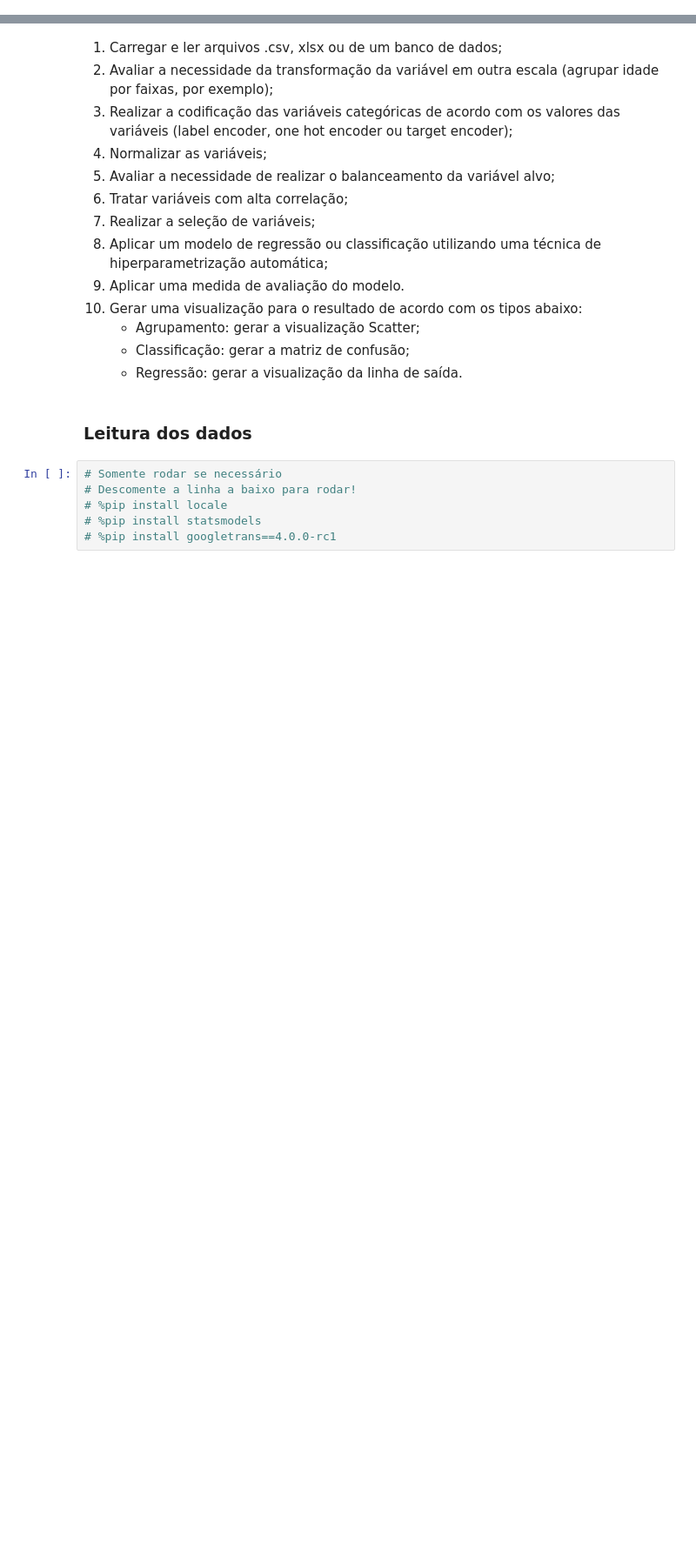
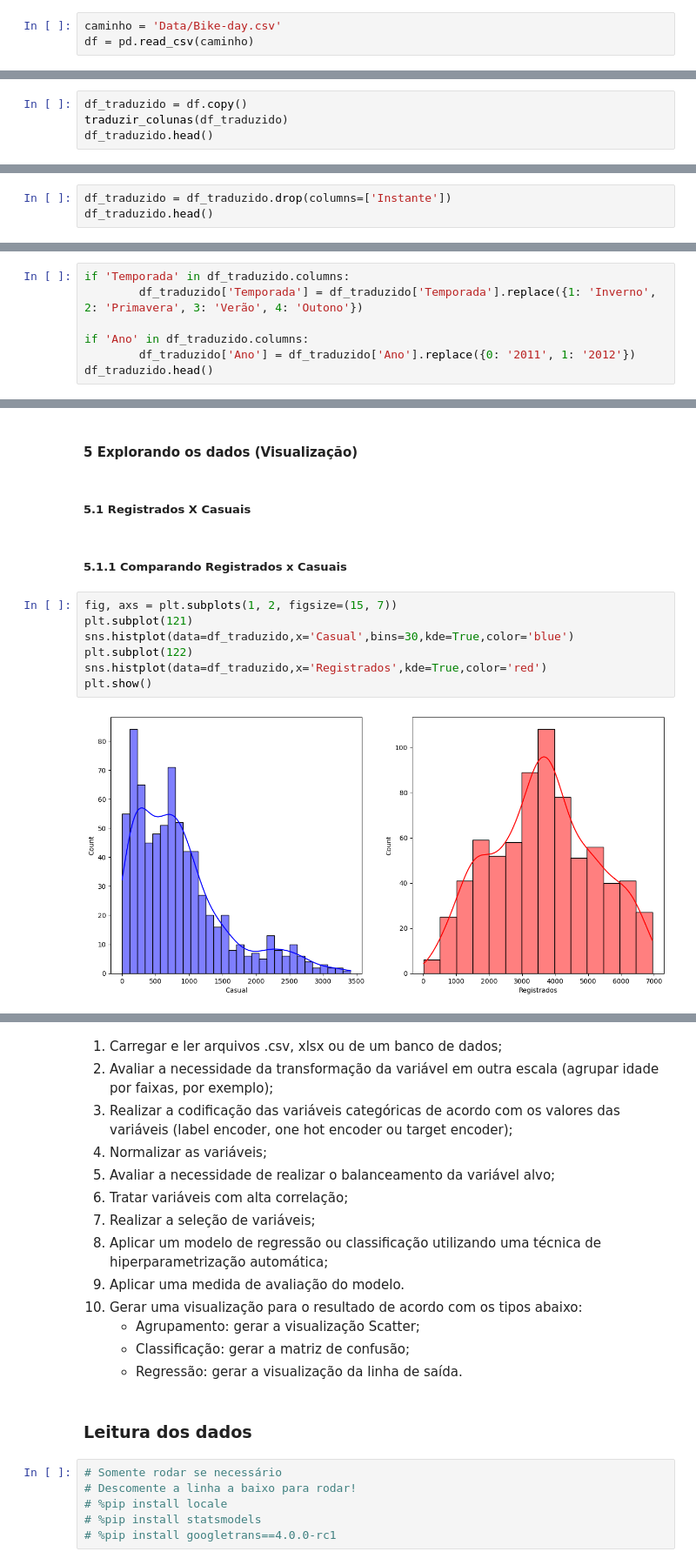
Before and after one commit to MarceloBindi30/A3_AnaliseDeDados, a Jupyter notebook: A3_Main.ipynb, the cells around one changed output, grey strips where cells are left out. Shown at 87% size. Saved outputs shown, nothing was run; the diff lists cells and outputs as text; blank space fills up the shorter version.

Commit message:
Análise de dados iniciais parte 1/?

```diff
--- a/A3_Main.ipynb
+++ b/A3_Main.ipynb
@@ -2,0 +46,3 @@
+# %%
+caminho = 'Data/Bike-day.csv'
+df = pd.read_csv(caminho)
@@ -2,0 +230,4 @@
+# %%
+df_traduzido = df.copy()
+traduzir_colunas(df_traduzido)
+df_traduzido.head()
@@ -2,0 +243,3 @@
+# %%
+df_traduzido = df_traduzido.drop(columns=['Instante'])
+df_traduzido.head()
@@ -2,0 +255,7 @@
+# %%
+if 'Temporada' in df_traduzido.columns:
+        df_traduzido['Temporada'] = df_traduzido['Temporada'].replace({1: 'Inverno', 2: 'Primavera', 3: 'Verão', 4: 'Outono'})
+
+if 'Ano' in df_traduzido.columns:
+        df_traduzido['Ano'] = df_traduzido['Ano'].replace({0: '2011', 1: '2012'})
+df_traduzido.head()
@@ -2,0 +269,15 @@
+# %% [markdown]
+#### 5 Explorando os dados (Visualização)
+# %% [markdown]
+##### 5.1 Registrados X Casuais
+# %% [markdown]
+##### 5.1.1 Comparando Registrados x Casuais
+# %%
+fig, axs = plt.subplots(1, 2, figsize=(15, 7))
+plt.subplot(121)
+sns.histplot(data=df_traduzido,x='Casual',bins=30,kde=True,color='blue')
+plt.subplot(122)
+sns.histplot(data=df_traduzido,x='Registrados',kde=True,color='red')
+plt.show()
+# %% [output]
+[figure, added]
```
Also changed, not shown: parts of 90 cells of this notebook.
